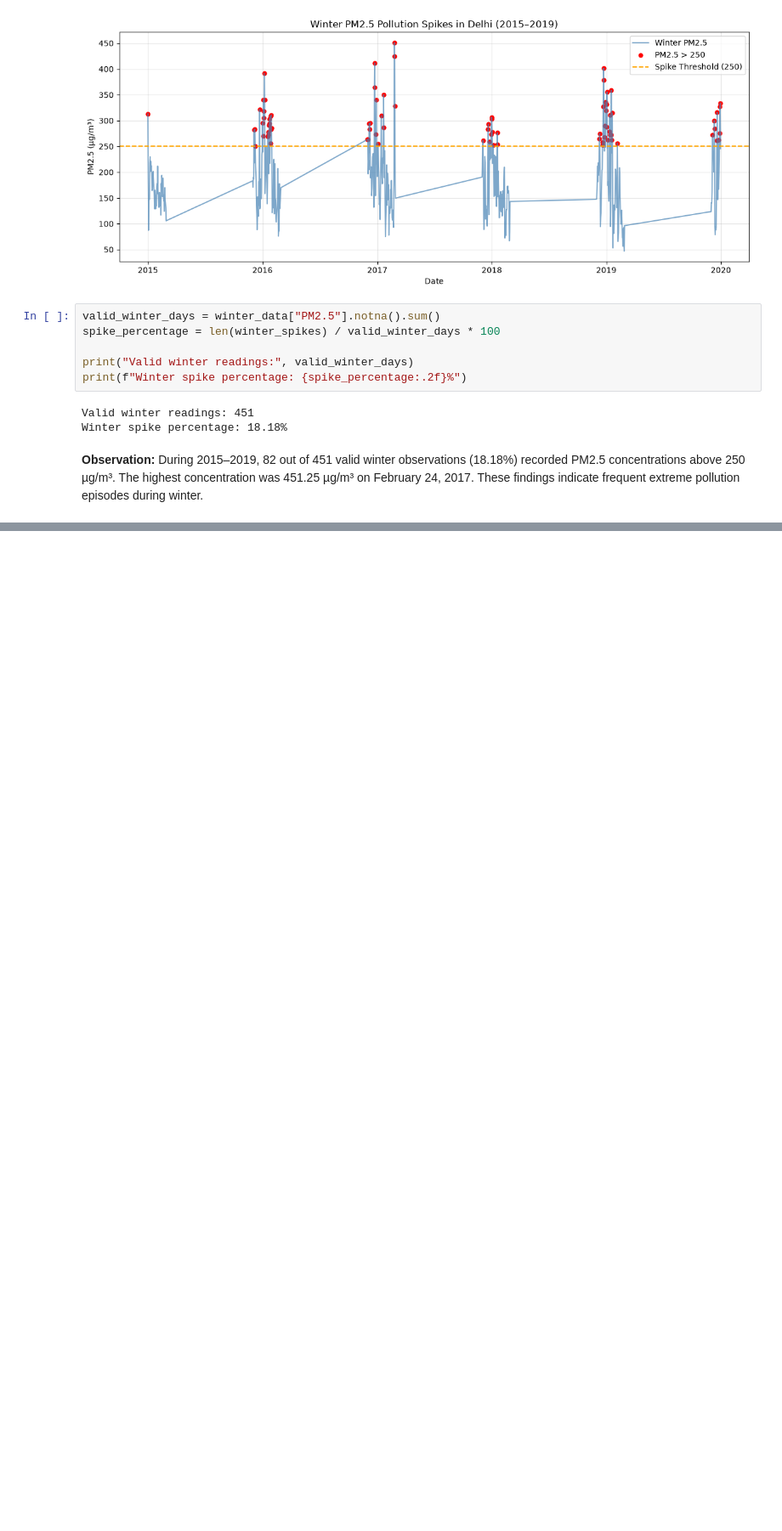
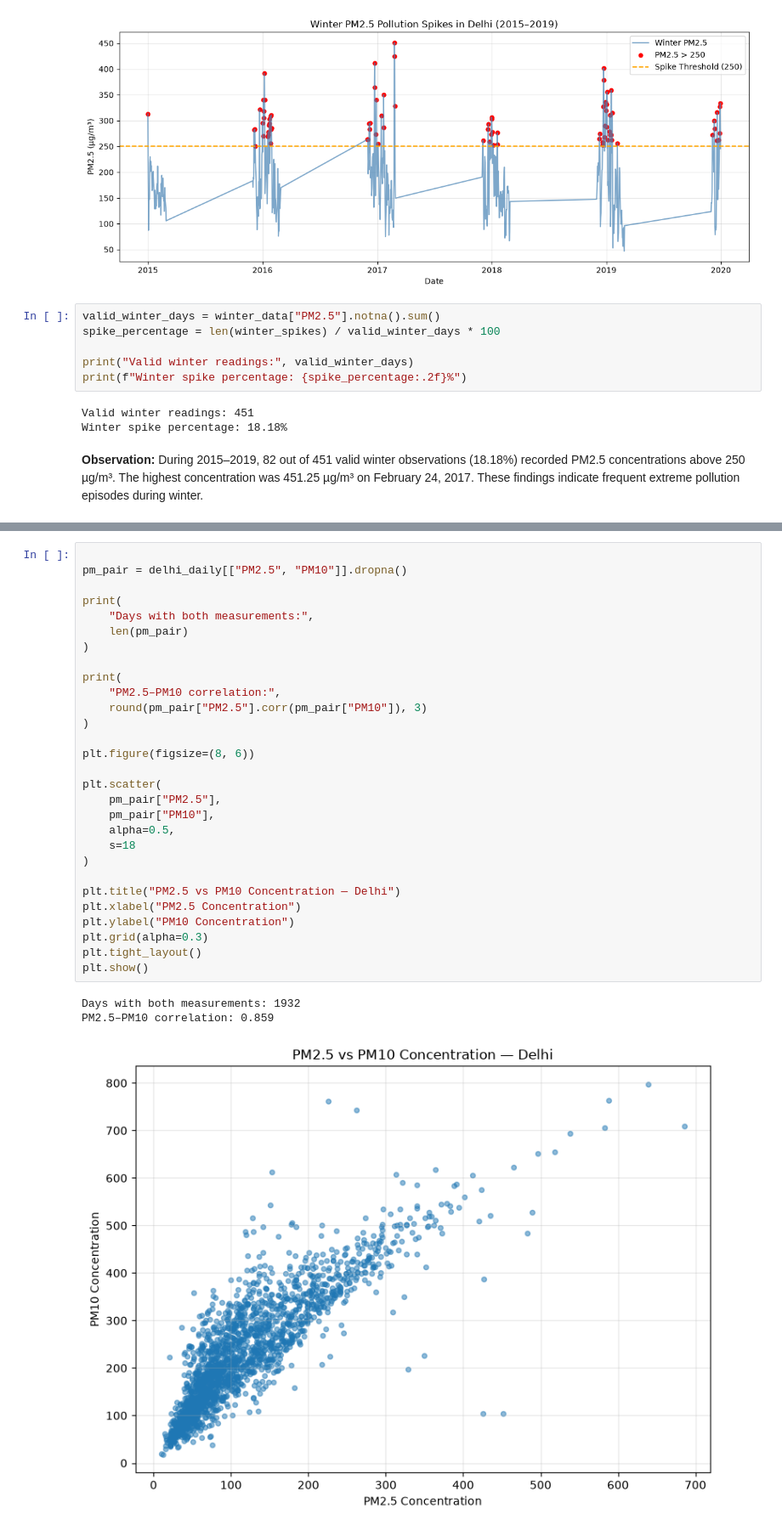
Before and after one commit to ajain347/NextDay-Air-quality-index_predictor, a Jupyter notebook: notebooks/01-eda.ipynb, the cells around one changed output, grey strips where cells are left out. Shown at 85% size. Saved outputs shown, nothing was run; the diff lists cells and outputs as text; blank space fills up the shorter version.

```diff
--- a/notebooks/01-eda.ipynb
+++ b/notebooks/01-eda.ipynb
@@ -603,0 +711,33 @@ Winter spike percentage: 18.18%
+# %%
+
+pm_pair = delhi_daily[["PM2.5", "PM10"]].dropna()
+
+print(
+    "Days with both measurements:",
+    len(pm_pair)
+)
+
+print(
+    "PM2.5–PM10 correlation:",
+    round(pm_pair["PM2.5"].corr(pm_pair["PM10"]), 3)
+)
+
+plt.figure(figsize=(8, 6))
+
+plt.scatter(
+    pm_pair["PM2.5"],
+    pm_pair["PM10"],
+    alpha=0.5,
+    s=18
+)
+
+plt.title("PM2.5 vs PM10 Concentration — Delhi")
+plt.xlabel("PM2.5 Concentration")
+plt.ylabel("PM10 Concentration")
+plt.grid(alpha=0.3)
+plt.tight_layout()
+plt.show()
+# %% [output]
+Days with both measurements: 1932
+PM2.5–PM10 correlation: 0.859
+[figure, added]
```
Also changed, not shown: parts of 10 cells of this notebook.
